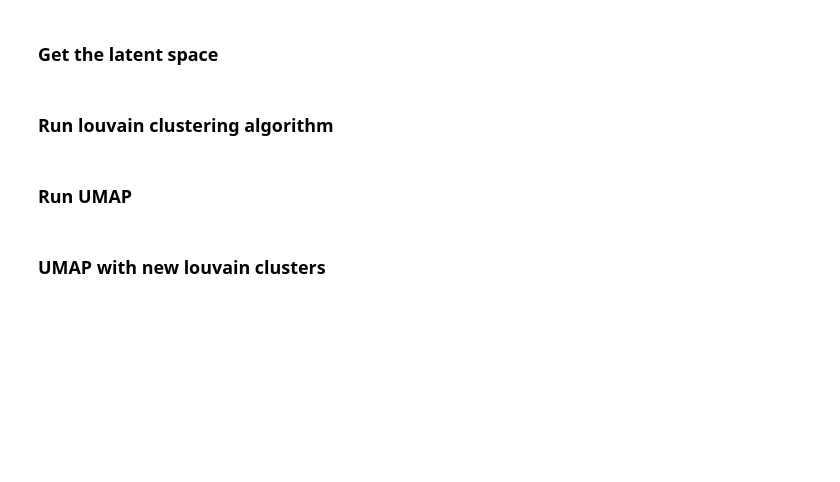
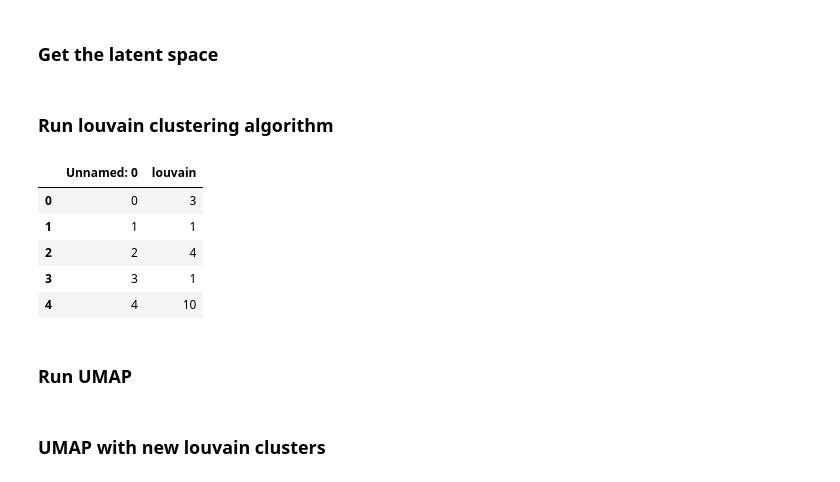
Before and after one commit to mincheoly/scVI-extensions, a Jupyter notebook: notebooks/visualization.ipynb, the cells around one changed output. Drawn from its saved outputs; the diff is of its cells as text; code cells hidden in the pictures; blank space fills up the shorter version.

```diff
--- a/notebooks/visualization.ipynb
+++ b/notebooks/visualization.ipynb
@@ -115,3 +115,14 @@ np.savetxt('/Users/mincheolkim/Documents/scvi_sample_latent_space.csv', sample_d
 ### Run louvain clustering algorithm
 # %%
 adata = sc.read_csv('/Users/mincheolkim/Documents/scvi_latent_space.csv')
+# %%
+louvain_clusters = pd.read_csv('/Users/mincheolkim/Documents/scvi_outputs/scvi_louvain/louvain_cluster_labels_14.csv')
+# %%
+louvain_clusters.head(5)
+# %% [output]
+|  | Unnamed: 0 | louvain |
+| 0 | 0 | 3 |
+| 1 | 1 | 1 |
+| 2 | 2 | 4 |
+| 3 | 3 | 1 |
+| 4 | 4 | 10 |
```
Also changed, not shown: parts of 1 cell of this notebook, 2 other files.
